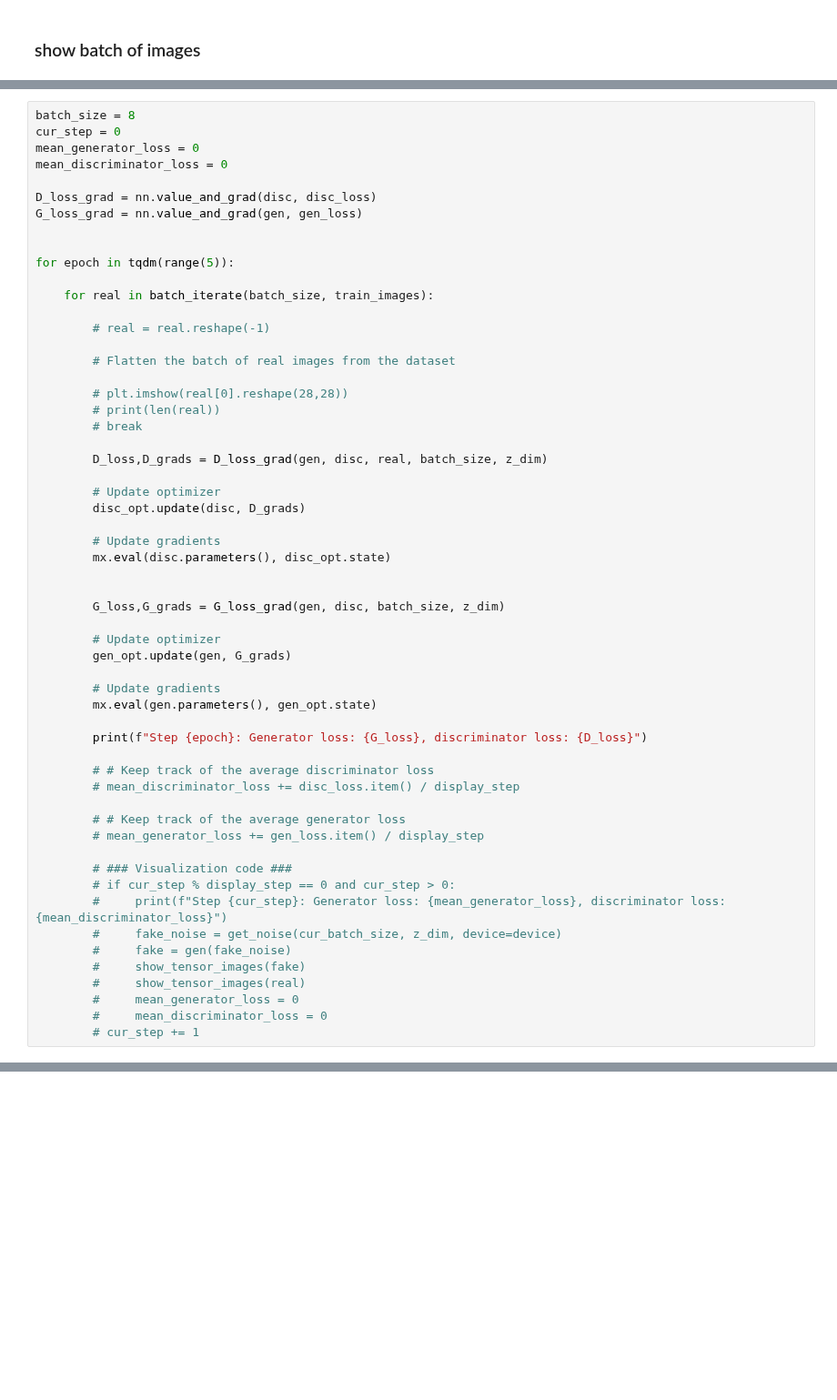
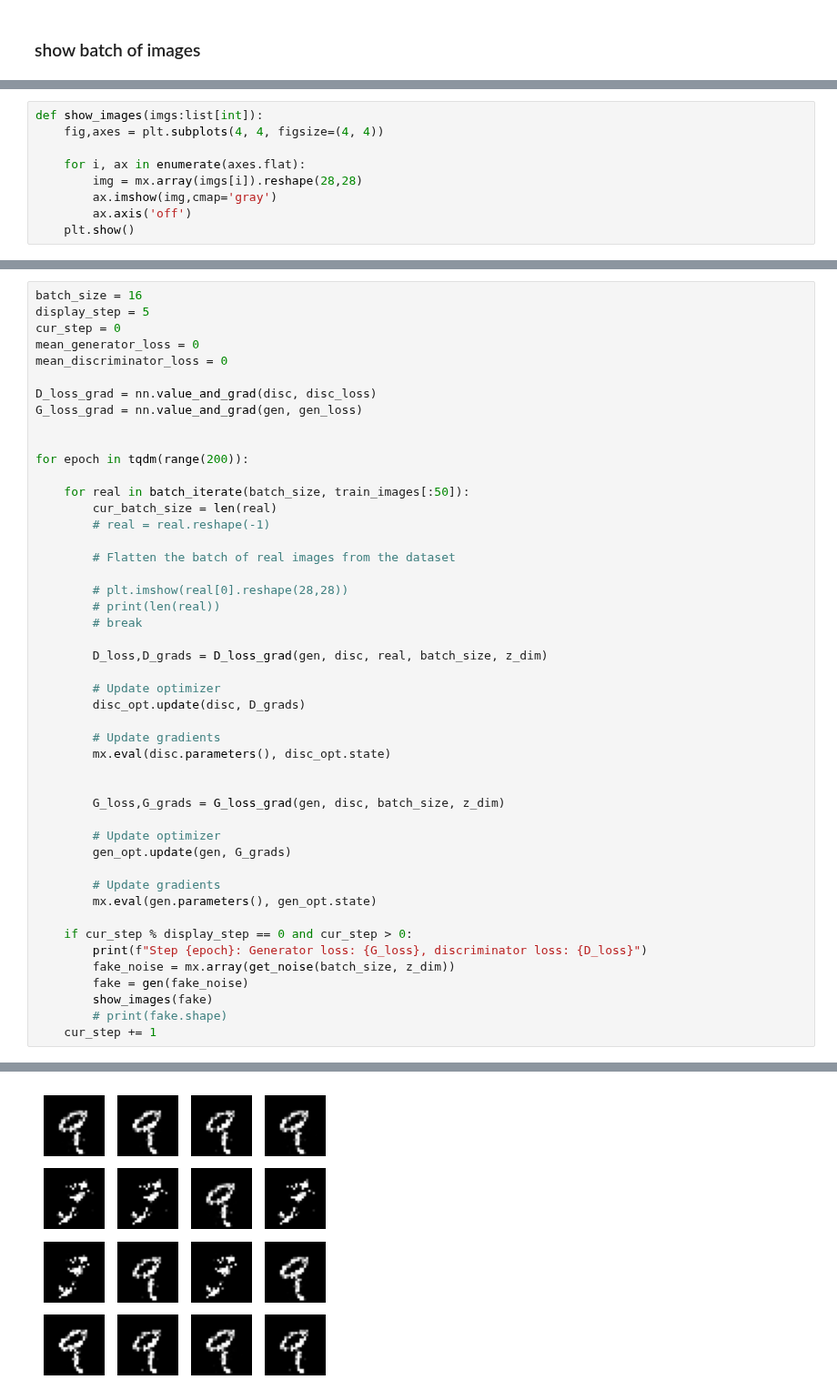
Before and after one commit to ml-explore/mlx-examples, a Jupyter notebook: gan/playground.ipynb, the cells around one changed output, grey strips where cells are left out. Shown at 91% size. Drawn from its saved outputs; the diff is of its cells as text; blank space fills up the shorter version.

```diff
--- a/gan/playground.ipynb
+++ b/gan/playground.ipynb
@@ -188,3 +188,12 @@ for X in batch_iterate(16, train_images):
+# %%
+def show_images(imgs:list[int]):
+    fig,axes = plt.subplots(4, 4, figsize=(4, 4))
+
+    for i, ax in enumerate(axes.flat):
+        img = mx.array(imgs[i]).reshape(28,28)
+        ax.imshow(img,cmap='gray')
+        ax.axis('off')
+    plt.show()
 # %%
 z_dim = 64
 gen = Generator(z_dim)
@@ -202,5 +215,6 @@ array(0.677068, dtype=float32)
 # %%
-batch_size = 8
+batch_size = 16
+display_step = 5
 cur_step = 0
 mean_generator_loss = 0
 mean_discriminator_loss = 0
@@ -209,10 +223,10 @@ D_loss_grad = nn.value_and_grad(disc, disc_loss)
 G_loss_grad = nn.value_and_grad(gen, gen_loss)
 
 
-for epoch in tqdm(range(5)):
+for epoch in tqdm(range(200)):
 
-    for real in batch_iterate(batch_size, train_images):
-
+    for real in batch_iterate(batch_size, train_images[:50]):
+        cur_batch_size = len(real)
         # real = real.reshape(-1)
 
         # Flatten the batch of real images from the dataset
@@ -238,22 +252,11 @@ for epoch in tqdm(range(5)):
         # Update gradients
         mx.eval(gen.parameters(), gen_opt.state)
 
+    if cur_step % display_step == 0 and cur_step > 0:
         print(f"Step {epoch}: Generator loss: {G_loss}, discriminator loss: {D_loss}")
-
-        # # Keep track of the average discriminator loss
-        # mean_discriminator_loss += disc_loss.item() / display_step
-
-        # # Keep track of the average generator loss
-        # mean_generator_loss += gen_loss.item() / display_step
-
-        # ### Visualization code ###
-        # if cur_step % display_step == 0 and cur_step > 0:
-        #     print(f"Step {cur_step}: Generator loss: {mean_generator_loss}, discriminator loss: {mean_discriminator_loss}")
-        #     fake_noise = get_noise(cur_batch_size, z_dim, device=device)
-        #     fake = gen(fake_noise)
-        #     show_tensor_images(fake)
-        #     show_tensor_images(real)
-        #     mean_generator_loss = 0
-        #     mean_discriminator_loss = 0
-        # cur_step += 1
+        fake_noise = mx.array(get_noise(batch_size, z_dim))
+        fake = gen(fake_noise)
+        show_images(fake)
+        # print(fake.shape)
+    cur_step += 1
 # %% [output]
@@ -260,0 +267 @@ KeyboardInterrupt:
+[figure, added]
```
Also changed, not shown: parts of 5 cells of this notebook.
